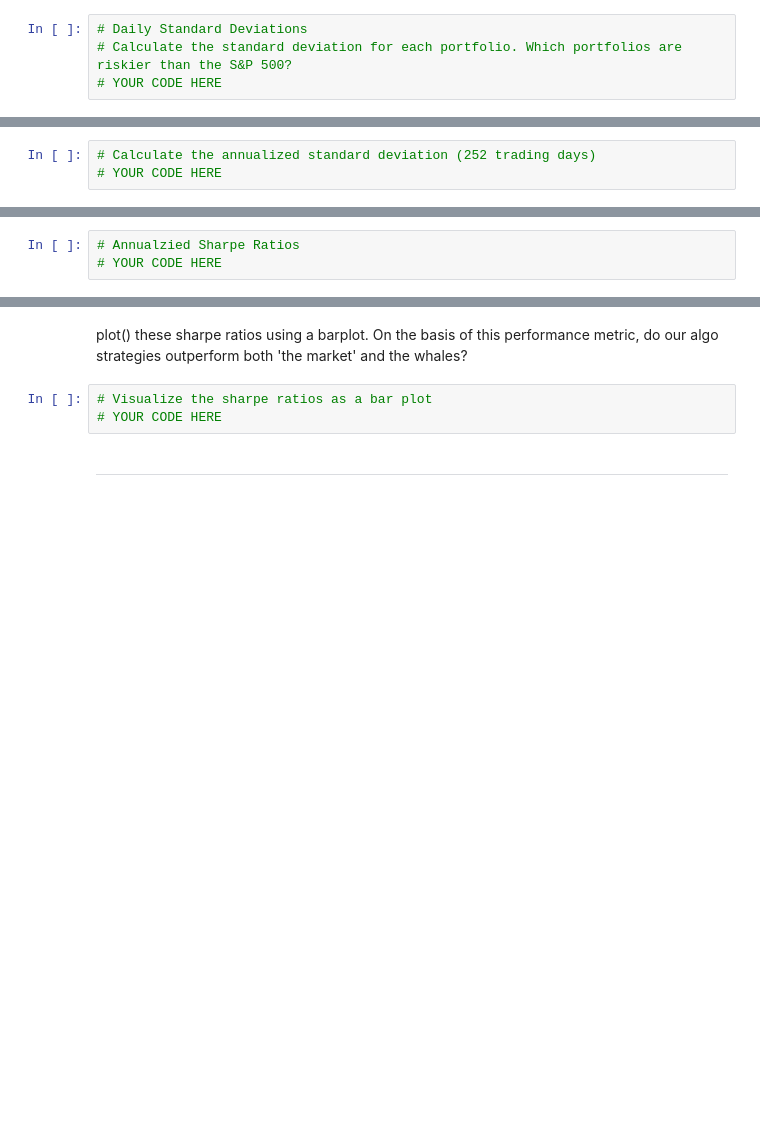
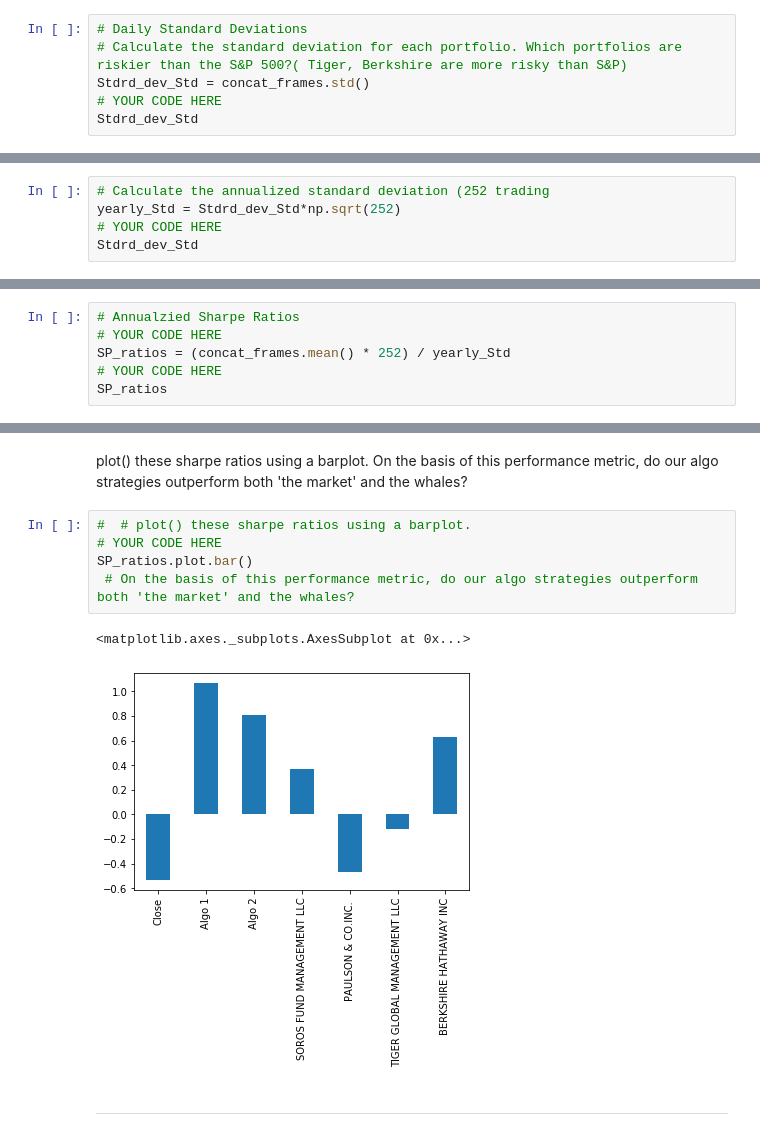
Before and after one commit to alanm1995/alanhw2, a Jupyter notebook: Starter_Code/whale_analysis.ipynb, the cells around one changed output, grey strips where cells are left out. Saved outputs shown, nothing was run; the diff lists cells and outputs as text; blank space fills up the shorter version.

```diff
--- a/Starter_Code/whale_analysis.ipynb
+++ b/Starter_Code/whale_analysis.ipynb
@@ -217,4 +243,6 @@ Determine the _risk_ of each portfolio:
 # %%
 # Daily Standard Deviations
-# Calculate the standard deviation for each portfolio. Which portfolios are riskier than the S&P 500?
+# Calculate the standard deviation for each portfolio. Which portfolios are riskier than the S&P 500?( Tiger, Berkshire are more risky than S&P)
+Stdrd_dev_Std = concat_frames.std()
 # YOUR CODE HERE
+Stdrd_dev_Std
@@ -224,3 +264,5 @@ Determine the _risk_ of each portfolio:
 # %%
-# Calculate the annualized standard deviation (252 trading days)
+# Calculate the annualized standard deviation (252 trading
+yearly_Std = Stdrd_dev_Std*np.sqrt(252)
 # YOUR CODE HERE
+Stdrd_dev_Std
@@ -259,3 +328,6 @@ Calculate and plot the annualized Sharpe ratios for all portfolios to determine
 # %%
 # Annualzied Sharpe Ratios
 # YOUR CODE HERE
+SP_ratios = (concat_frames.mean() * 252) / yearly_Std
+# YOUR CODE HERE
+SP_ratios
@@ -262,9 +343,14 @@ Calculate and plot the annualized Sharpe ratios for all portfolios to determine
 # %% [markdown]
  plot() these sharpe ratios using a barplot.
  On the basis of this performance metric, do our algo strategies outperform both 'the market' and the whales?
-# %%
-# Visualize the sharpe ratios as a bar plot
-# YOUR CODE HERE
+# %%
+#  # plot() these sharpe ratios using a barplot.
+# YOUR CODE HERE
+SP_ratios.plot.bar()
+ # On the basis of this performance metric, do our algo strategies outperform both 'the market' and the whales?
+# %% [output]
+<matplotlib.axes._subplots.AxesSubplot at 0x...>
+[figure, added]
 # %% [markdown]
 ---
 # %% [markdown]
```
Also changed, not shown: parts of 36 cells of this notebook, 2 other files.
